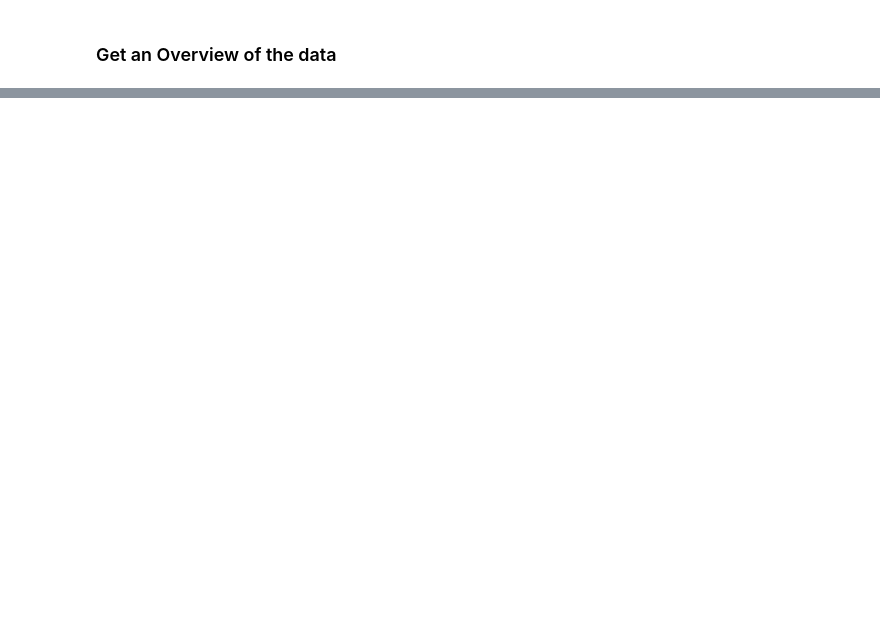
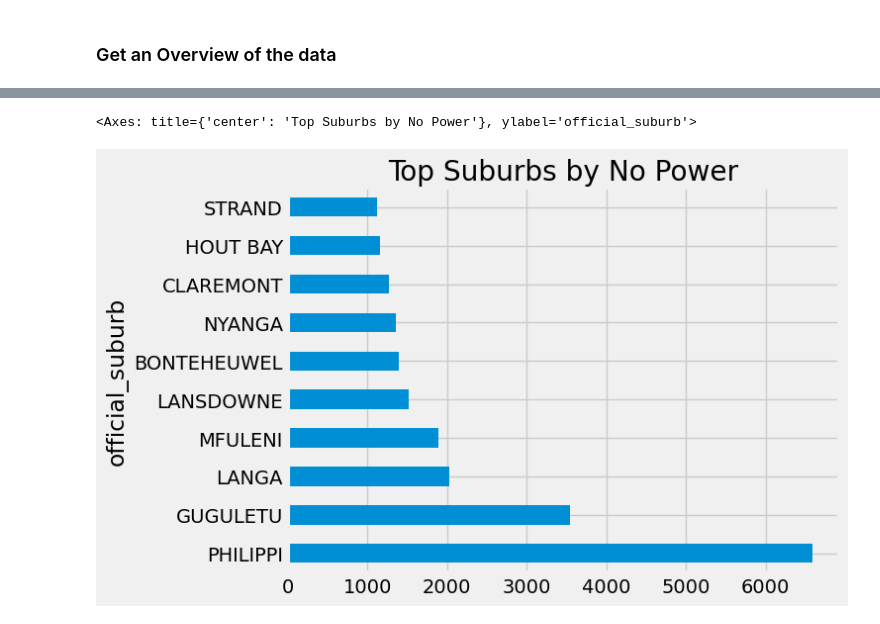
Before and after one commit to AMKiller/ds_code_challenge, a Jupyter notebook: notebooks/01_eda.ipynb, the cells around one changed output, grey strips where cells are left out. Cells and saved outputs as stored; diff of their text form; code cells hidden in the pictures; blank space fills up the shorter version.

```diff
--- a/notebooks/01_eda.ipynb
+++ b/notebooks/01_eda.ipynb
@@ -153,0 +239,7 @@ Number of rows dropped: 212364 Percentage dropped: 0.22552711563091393%
+# %%
+#Top 10 suburbs for request type No Power
+
+request_by_suburb['No Power'].sort_values(ascending=False).head(10).plot(kind='barh', title='Top Suburbs by No Power')
+# %% [output]
+<Axes: title={'center': 'Top Suburbs by No Power'}, ylabel='official_suburb'>
+[figure, added]
```
Also changed, not shown: parts of 14 cells of this notebook.
